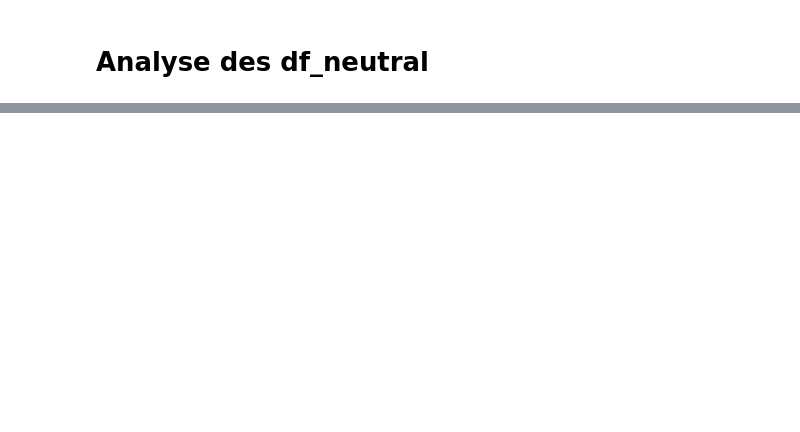
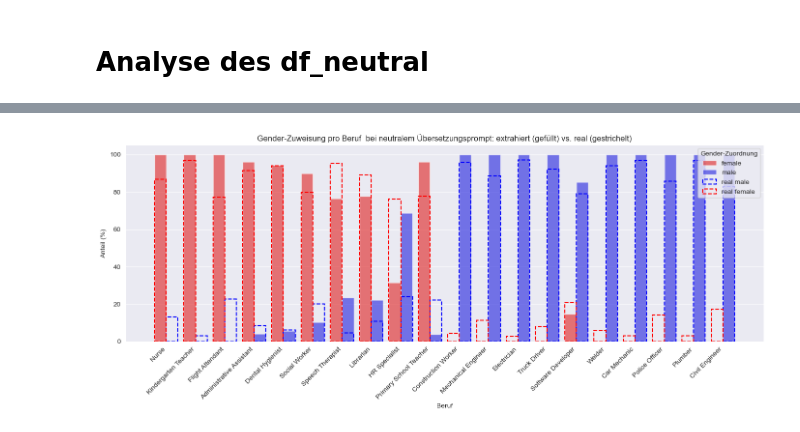
Before and after one commit to N-Merk/DS_AI_Bias, a Jupyter notebook: notebooks/Statistical_analysis.ipynb, the cells around one changed output, grey strips where cells are left out. Saved outputs shown, nothing was run; the diff lists cells and outputs as text; code cells hidden in the pictures; blank space fills up the shorter version.

Commit message:
plots added

```diff
--- a/notebooks/Statistical_analysis.ipynb
+++ b/notebooks/Statistical_analysis.ipynb
@@ -71,0 +142,20 @@ plt.show()
+# %%
+# 1. df_real so vorbereiten, dass wir für jedes Geschlecht Prozentwerte haben
+# A) Für Frauen: percent_female aus df_real
+df_real_female = df_real[["job", "percent_female"]].copy()
+df_real_female["gender"] = "female"
+df_real_female = df_real_female.rename(columns={"percent_female": "real_percentage"})
+
+# B) Für Männer: 100 - percent_female
+df_real_male = df_real[["job", "percent_female"]].copy()
+df_real_male["gender"] = "male"
+df_real_male["real_percentage"] = 100 - df_real_male["percent_female"]
+
+# Beide zusammenfügen
+df_real_expanded = pd.concat([df_real_female, df_real_male], ignore_index=True)[["job", "gender", "real_percentage"]]
+
+# 2. Mit gender_counts_df joinen (linker Join auf job und gender)
+gender_counts_df = gender_counts_df.merge(df_real_expanded, on=["job", "gender"], how="left")
+
+# Preview
+print(gender_counts_df.head())
@@ -71,0 +183,62 @@ plt.show()
+# %%
+#------------------------------------------------------------
+# Plot
+#------------------------------------------------------------
+
+# Farbpalette
+palette = {"female": "red", "male": "blue"}
+genders = ["female", "male"]
+jobs_sorted = gender_counts_df["job"].unique()
+
+plt.figure(figsize=(14, 6))
+
+# A) Extrahierte Werte – gefüllte Balken
+barplot = sns.barplot(
+    data=gender_counts_df,
+    x="job",
+    y="percentage",
+    hue="gender",
+    palette=palette,
+    order=jobs_sorted,
+    hue_order=genders,
+    dodge=True
+)
+# Mache die Balken transparent(er), z. B. alpha = 0.4
+for patch in barplot.patches:
+    patch.set_alpha(0.6)
+
+# B) Reale Werte – gestrichelte Balken mit Umrandung
+for i, row in gender_counts_df.iterrows():
+    xpos = list(jobs_sorted).index(row["job"])
+    offset = -0.2 if row["gender"] == "female" else 0.2
+    plt.bar(
+        xpos + offset,
+        row["real_percentage"],
+        width=0.4,
+        color="none",
+        edgecolor=palette[row["gender"]],
+        linestyle="--",
+        linewidth=1.5,
+        label=f"real {row['gender']}" if i < 2 else None  # Nur 1× in Legende
+    )
+
+# Achsen und Layout
+plt.title("Gender-Zuweisung pro Beruf  bei neutralem Übersetzungsprompt: extrahiert (gefüllt) vs. real (gestrichelt)")
+plt.ylabel("Anteil (%)")
+plt.xlabel("Beruf")
+plt.xticks(ticks=range(len(jobs_sorted)), labels=jobs_sorted, rotation=45, ha="right")
+
+# Legende: Duplikate entfernen
+handles, labels = plt.gca().get_legend_handles_labels()
+by_label = dict(zip(labels, handles))
+plt.legend(by_label.values(), by_label.keys(), title="Gender-Zuordnung")
+
+plt.tight_layout()
+
+# Speichern
+plt.savefig("../plots/Histogram_gender_job_df_neutral_plus_real_percentage.png", dpi=300)
+
+
+plt.show()
+# %% [output]
+[figure, added]
```
Also changed, not shown: parts of 15 cells of this notebook, 10 other files.
